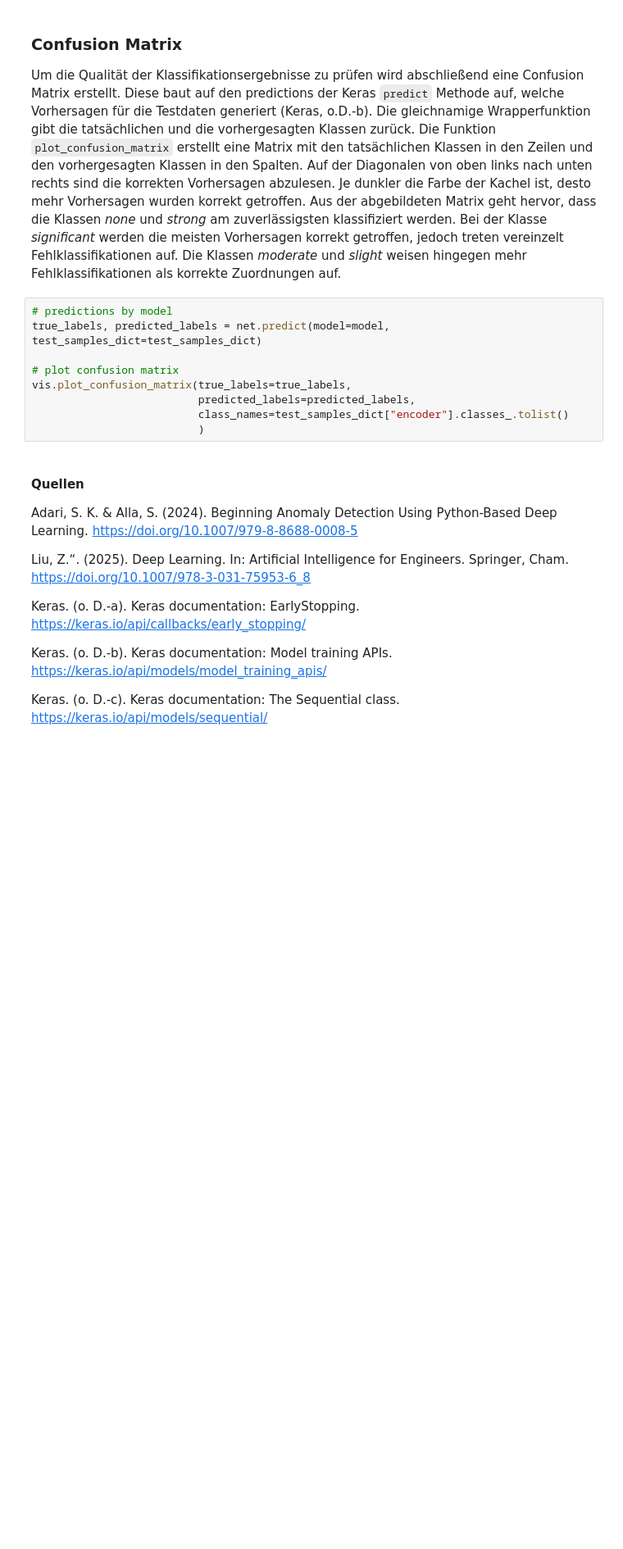
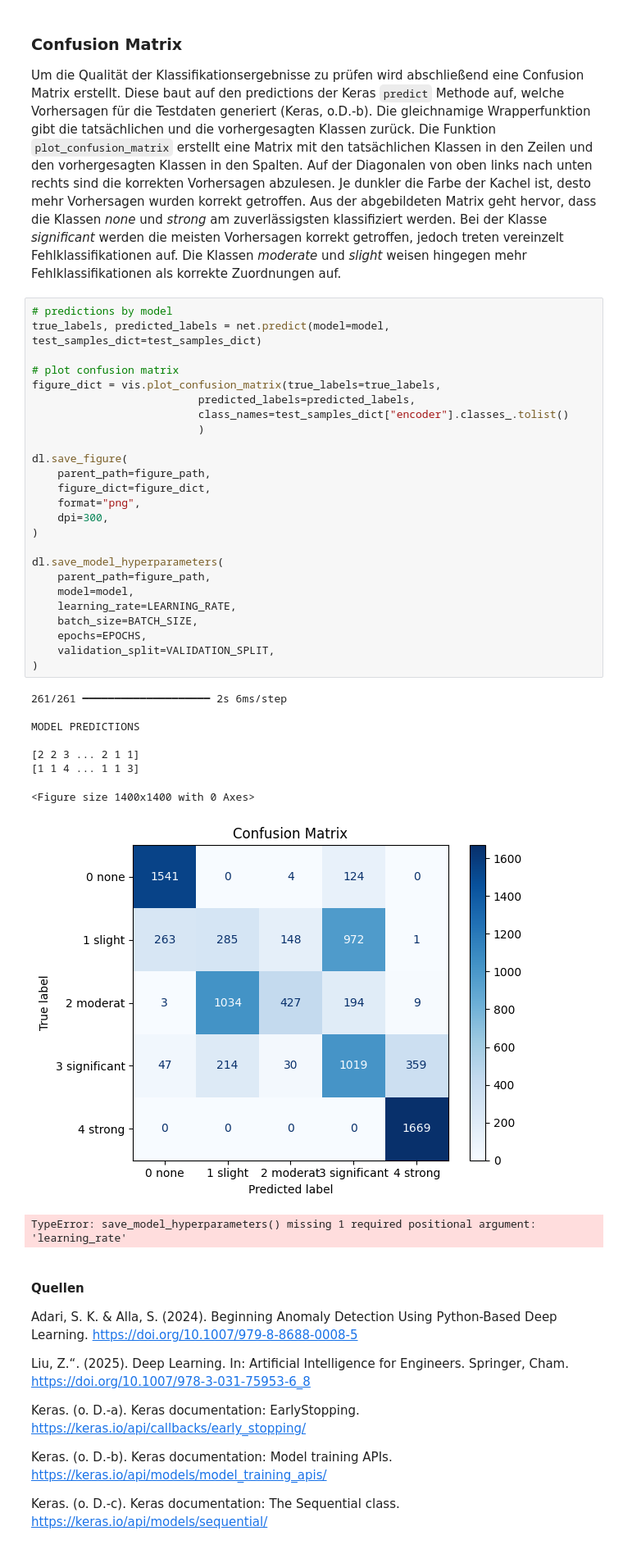
Before and after one commit to ninakuhlen/ai-gear-fault-detection, a Jupyter notebook: notebooks/fft_net.ipynb, the cells around one changed output. Shown at 82% size. Saved outputs shown, nothing was run; the diff lists cells and outputs as text; blank space fills up the shorter version.

```diff
--- a/notebooks/fft_net.ipynb
+++ b/notebooks/fft_net.ipynb
@@ -172,12 +276,38 @@ Aus der abgebildeten Matrix geht hervor, dass die Klassen *none* und *strong* am
 # %%
 # predictions by model
 true_labels, predicted_labels = net.predict(model=model, test_samples_dict=test_samples_dict)
 
 # plot confusion matrix
-vis.plot_confusion_matrix(true_labels=true_labels,
+figure_dict = vis.plot_confusion_matrix(true_labels=true_labels,
                           predicted_labels=predicted_labels,
                           class_names=test_samples_dict["encoder"].classes_.tolist()
                           )
+
+dl.save_figure(
+    parent_path=figure_path,
+    figure_dict=figure_dict,
+    format="png",
+    dpi=300,
+)
+
+dl.save_model_hyperparameters(
+    parent_path=figure_path,
+    model=model,
+    learning_rate=LEARNING_RATE,
+    batch_size=BATCH_SIZE,
+    epochs=EPOCHS,
+    validation_split=VALIDATION_SPLIT,
+)
+# %% [output]
+261/261 ━━━━━━━━━━━━━━━━━━━━ 2s 6ms/step
+
+MODEL PREDICTIONS
+
+[2 2 3 ... 2 1 1]
+[1 1 4 ... 1 1 3]
+<Figure size 1400x1400 with 0 Axes>
+[figure, added]
+TypeError: save_model_hyperparameters() missing 1 required positional argument: 'learning_rate'
 # %% [markdown]
 #### **Quellen**
 Adari, S. K. & Alla, S. (2024). Beginning Anomaly Detection Using Python-Based Deep Learning. https://doi.org/10.1007/979-8-8688-0008-5
```
Also changed, not shown: parts of 13 cells of this notebook, 18 other files.
